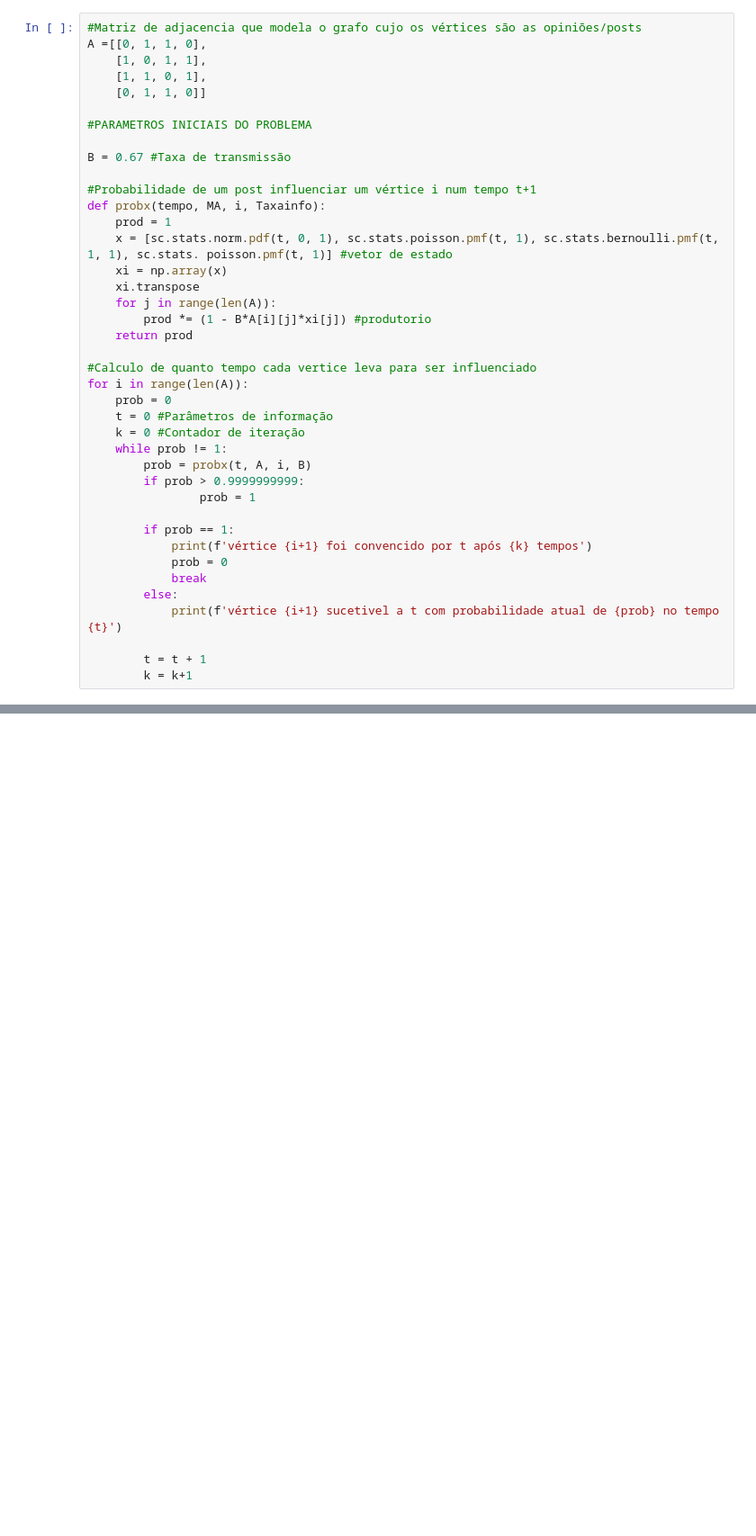
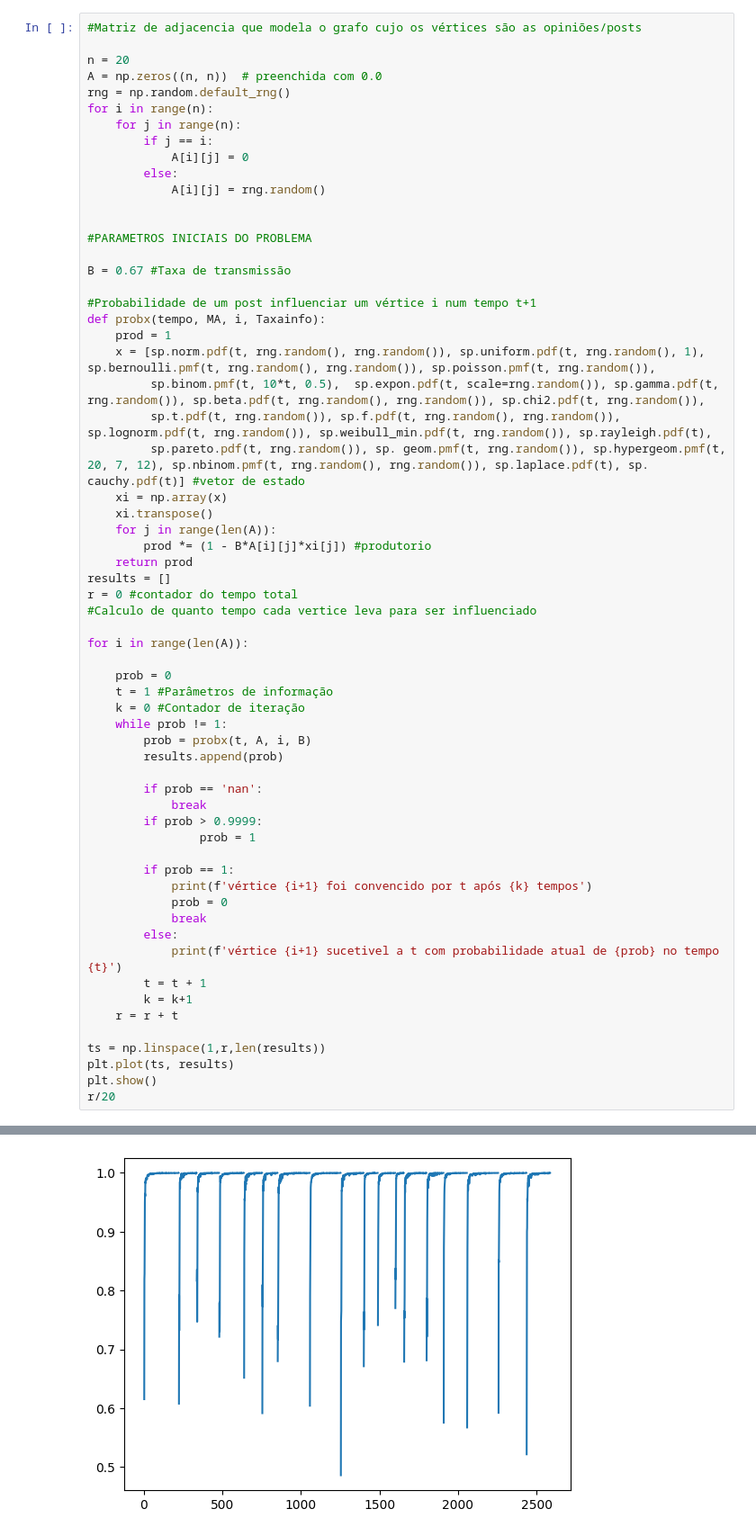
Before and after one commit to Caua-Gomes2005/Dinamica-de-Redes-Sociais-com-Teoria-de-Grafos, a Jupyter notebook: trabalho de discreta.ipynb, the cells around one changed output, grey strips where cells are left out. Shown at 90% size. Cells and saved outputs as stored; diff of their text form; blank space fills up the shorter version.

```diff
--- a/trabalho de discreta.ipynb
+++ b/trabalho de discreta.ipynb
@@ -4,9 +5,16 @@ import numpy as np
 # %%
 #Matriz de adjacencia que modela o grafo cujo os vértices são as opiniões/posts
-A =[[0, 1, 1, 0],
-    [1, 0, 1, 1],
-    [1, 1, 0, 1],
-    [0, 1, 1, 0]]
+
+n = 20
+A = np.zeros((n, n))  # preenchida com 0.0
+rng = np.random.default_rng()
+for i in range(n):
+    for j in range(n):
+        if j == i:
+            A[i][j] = 0
+        else:
+            A[i][j] = rng.random()
+
 
 #PARAMETROS INICIAIS DO PROBLEMA
 
@@ -15,21 +23,31 @@ B = 0.67 #Taxa de transmissão
 #Probabilidade de um post influenciar um vértice i num tempo t+1
 def probx(tempo, MA, i, Taxainfo):
     prod = 1
-    x = [sc.stats.norm.pdf(t, 0, 1), sc.stats.poisson.pmf(t, 1), sc.stats.bernoulli.pmf(t, 1, 1), sc.stats. poisson.pmf(t, 1)] #vetor de estado
+    x = [sp.norm.pdf(t, rng.random(), rng.random()), sp.uniform.pdf(t, rng.random(), 1), sp.bernoulli.pmf(t, rng.random(), rng.random()), sp.poisson.pmf(t, rng.random()),
+         sp.binom.pmf(t, 10*t, 0.5),  sp.expon.pdf(t, scale=rng.random()), sp.gamma.pdf(t, rng.random()), sp.beta.pdf(t, rng.random(), rng.random()), sp.chi2.pdf(t, rng.random()),
+         sp.t.pdf(t, rng.random()), sp.f.pdf(t, rng.random(), rng.random()), sp.lognorm.pdf(t, rng.random()), sp.weibull_min.pdf(t, rng.random()), sp.rayleigh.pdf(t),
+         sp.pareto.pdf(t, rng.random()), sp. geom.pmf(t, rng.random()), sp.hypergeom.pmf(t, 20, 7, 12), sp.nbinom.pmf(t, rng.random(), rng.random()), sp.laplace.pdf(t), sp. cauchy.pdf(t)] #vetor de estado
     xi = np.array(x)
-    xi.transpose
+    xi.transpose()
     for j in range(len(A)):
         prod *= (1 - B*A[i][j]*xi[j]) #produtorio
     return prod
+results = []
+r = 0 #contador do tempo total
+#Calculo de quanto tempo cada vertice leva para ser influenciado
 
-#Calculo de quanto tempo cada vertice leva para ser influenciado
 for i in range(len(A)):
+
     prob = 0
-    t = 0 #Parâmetros de informação
+    t = 1 #Parâmetros de informação
     k = 0 #Contador de iteração
     while prob != 1:
         prob = probx(t, A, i, B)
-        if prob > 0.9999999999:
+        results.append(prob)
+
+        if prob == 'nan':
+            break
+        if prob > 0.9999:
                 prob = 1
 
         if prob == 1:
@@ -38,7 +56,12 @@ for i in range(len(A)):
             break
         else:
             print(f'vértice {i+1} sucetivel a t com probabilidade atual de {prob} no tempo {t}')
-
         t = t + 1
         k = k+1
+    r = r + t
+
+ts = np.linspace(1,r,len(results))
+plt.plot(ts, results)
+plt.show()
+r/20
 # %% [output]
@@ -61,0 +102 @@ vértice 4 foi convencido por t após 13 tempos
+[figure, added]
```
Also changed, not shown: parts of 3 cells of this notebook.
